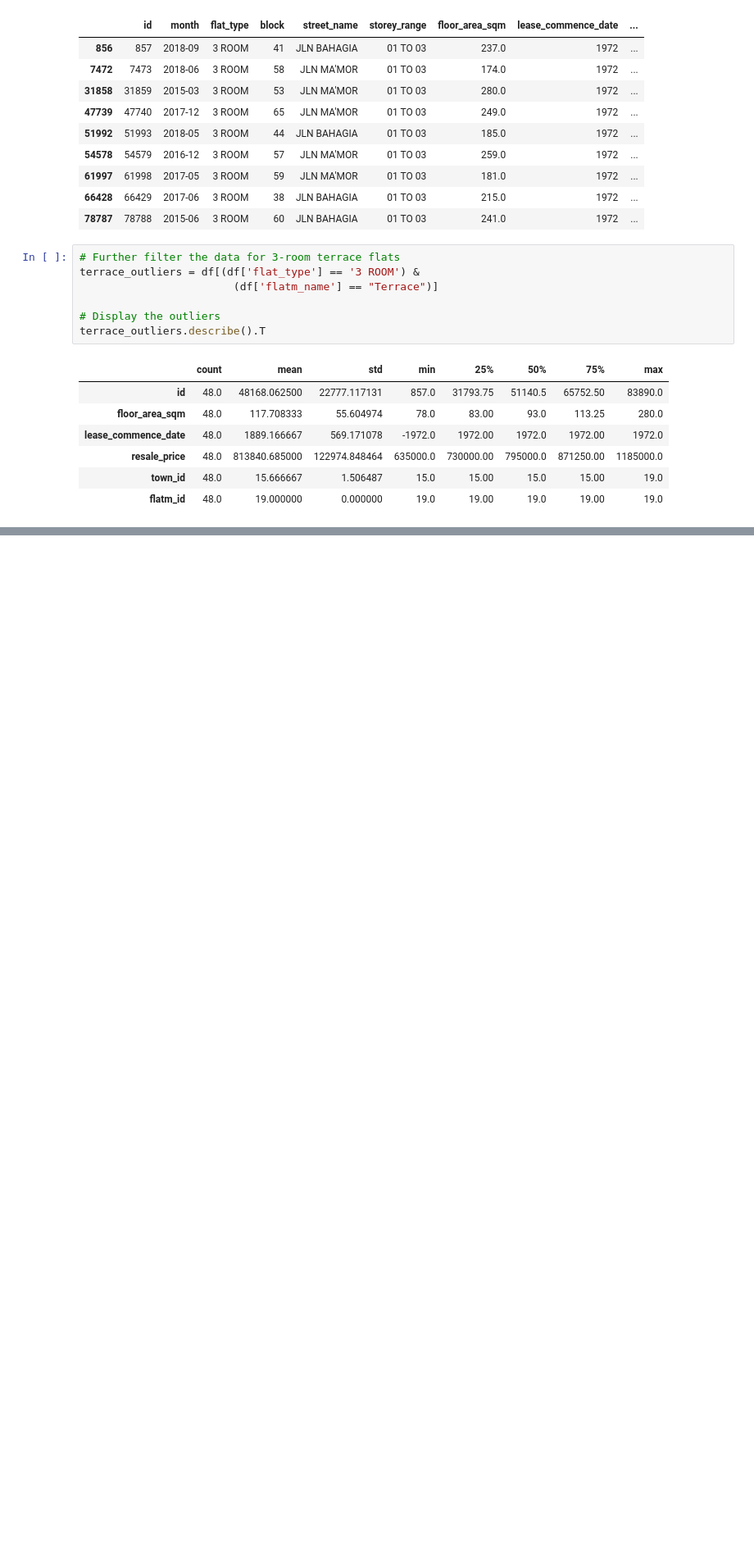
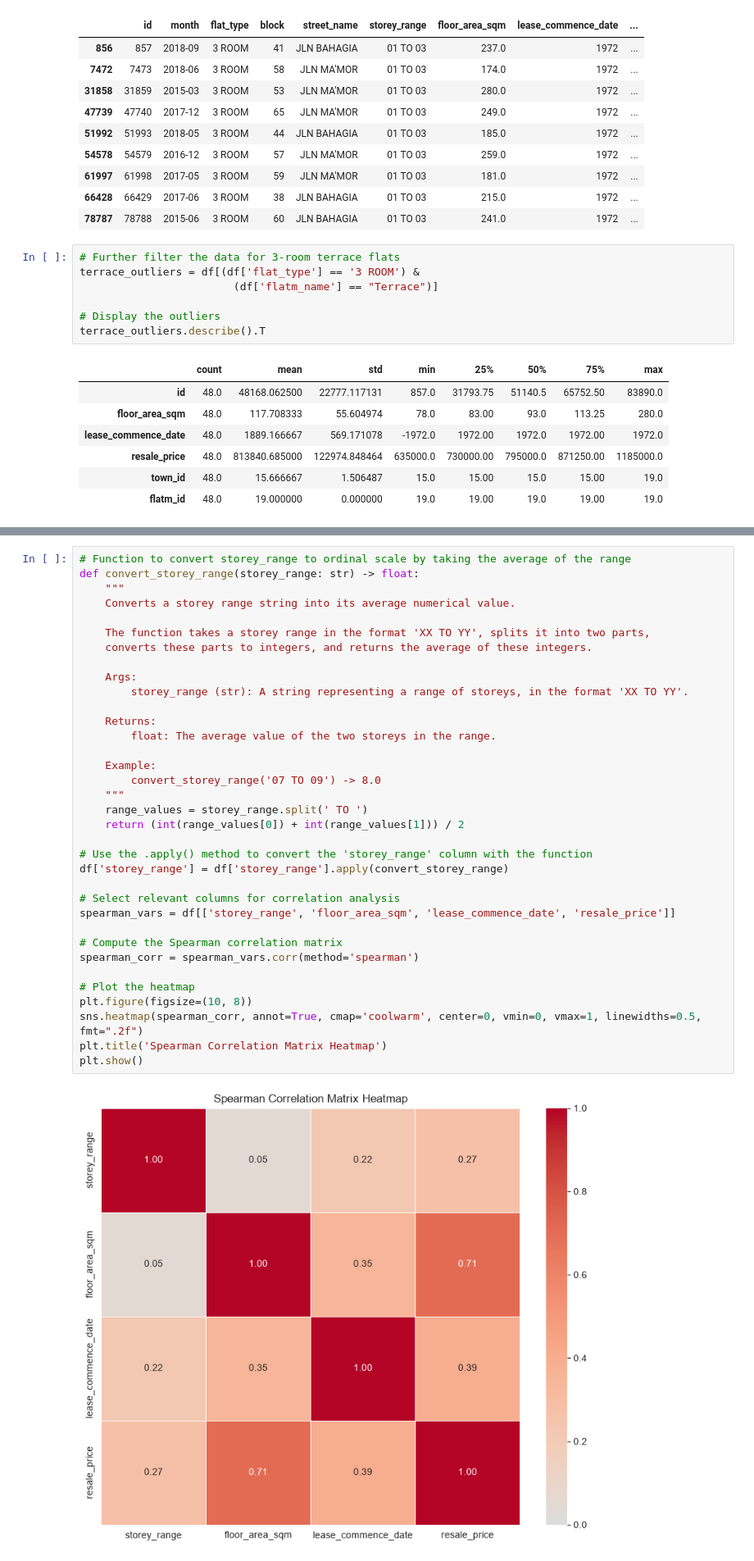
Before and after one commit to spideyeng/AIAPFoundation, a Jupyter notebook: module 3/EDA.ipynb, the cells around one changed output, grey strips where cells are left out. Shown at 82% size. Cells and saved outputs as stored; diff of their text form; blank space fills up the shorter version.

```diff
--- a/module 3/EDA.ipynb
+++ b/module 3/EDA.ipynb
@@ -447,0 +525,37 @@ terrace_outliers.describe().T
+# %%
+# Function to convert storey_range to ordinal scale by taking the average of the range
+def convert_storey_range(storey_range: str) -> float:
+    """
+    Converts a storey range string into its average numerical value.
+
+    The function takes a storey range in the format 'XX TO YY', splits it into two parts,
+    converts these parts to integers, and returns the average of these integers.
+
+    Args:
+        storey_range (str): A string representing a range of storeys, in the format 'XX TO YY'.
+
+    Returns:
+        float: The average value of the two storeys in the range.
+
+    Example:
+        convert_storey_range('07 TO 09') -> 8.0
+    """
+    range_values = storey_range.split(' TO ')
+    return (int(range_values[0]) + int(range_values[1])) / 2
+
+# Use the .apply() method to convert the 'storey_range' column with the function
+df['storey_range'] = df['storey_range'].apply(convert_storey_range)
+
+# Select relevant columns for correlation analysis
+spearman_vars = df[['storey_range', 'floor_area_sqm', 'lease_commence_date', 'resale_price']]
+
+# Compute the Spearman correlation matrix
+spearman_corr = spearman_vars.corr(method='spearman')
+
+# Plot the heatmap
+plt.figure(figsize=(10, 8))
+sns.heatmap(spearman_corr, annot=True, cmap='coolwarm', center=0, vmin=0, vmax=1, linewidths=0.5, fmt=".2f")
+plt.title('Spearman Correlation Matrix Heatmap')
+plt.show()
+# %% [output]
+[figure, added]
```
Also changed, not shown: parts of 4 cells of this notebook.
